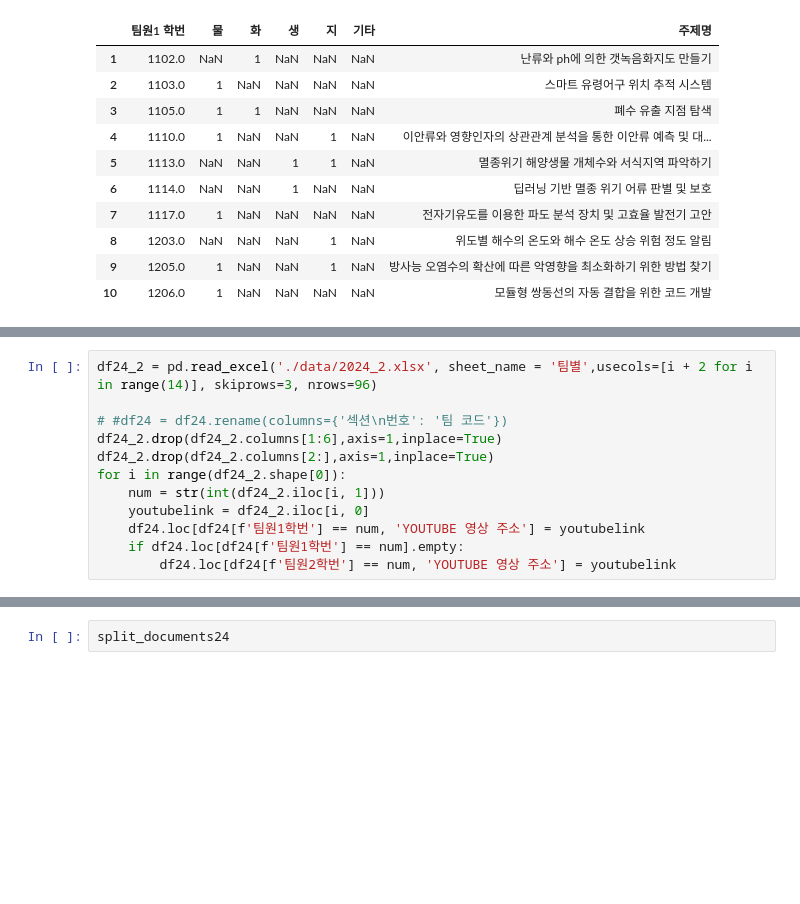
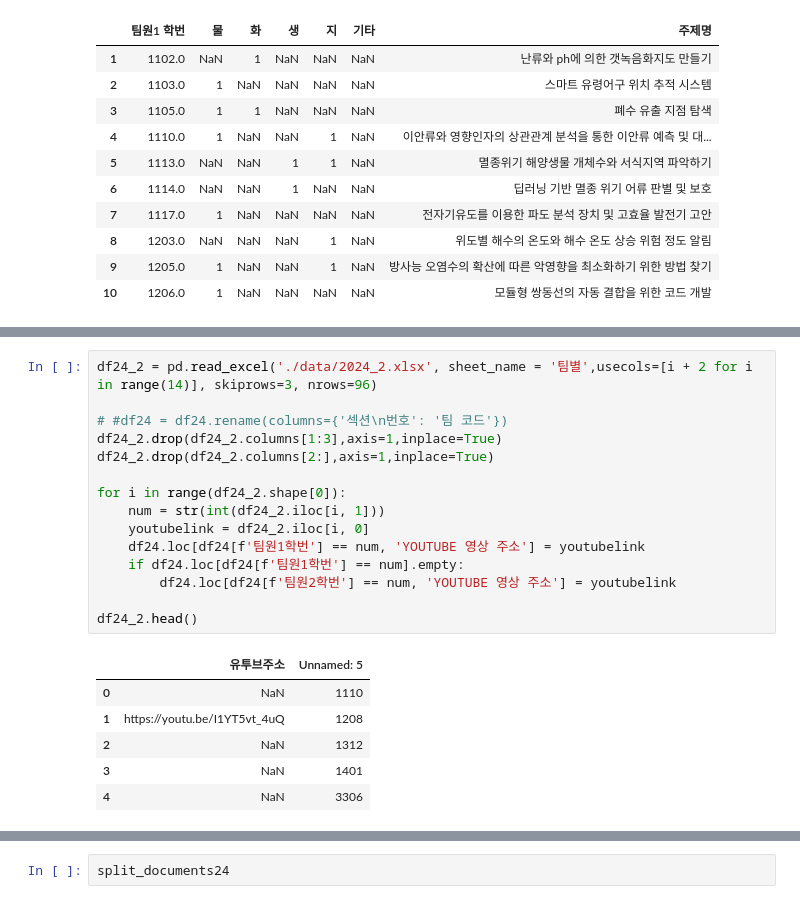
Before and after one commit to hwan809/Ocean-ChatBot, a Jupyter notebook: prepro.ipynb, the cells around one changed output, grey strips where cells are left out. Drawn from its saved outputs; the diff is of its cells as text; blank space fills up the shorter version.

```diff
--- a/prepro.ipynb
+++ b/prepro.ipynb
@@ -427,12 +438,22 @@ df24.head(10)
 # %%
 df24_2 = pd.read_excel('./data/2024_2.xlsx', sheet_name = '팀별',usecols=[i + 2 for i in range(14)], skiprows=3, nrows=96)
 
 # #df24 = df24.rename(columns={'섹션\n번호': '팀 코드'})
-df24_2.drop(df24_2.columns[1:6],axis=1,inplace=True)
+df24_2.drop(df24_2.columns[1:3],axis=1,inplace=True)
 df24_2.drop(df24_2.columns[2:],axis=1,inplace=True)
+
 for i in range(df24_2.shape[0]):
     num = str(int(df24_2.iloc[i, 1]))
     youtubelink = df24_2.iloc[i, 0]
     df24.loc[df24[f'팀원1학번'] == num, 'YOUTUBE 영상 주소'] = youtubelink
     if df24.loc[df24[f'팀원1학번'] == num].empty:
         df24.loc[df24[f'팀원2학번'] == num, 'YOUTUBE 영상 주소'] = youtubelink
+
+df24_2.head()
+# %% [output]
+|  | 유투브주소 | Unnamed: 5 |
+| 0 | NaN | 1110 |
+| 1 | https://youtu.be/I1YT5vt_4uQ | 1208 |
+| 2 | NaN | 1312 |
+| 3 | NaN | 1401 |
+| 4 | NaN | 3306 |
```
Also changed, not shown: parts of 7 cells of this notebook, 9 other files.
